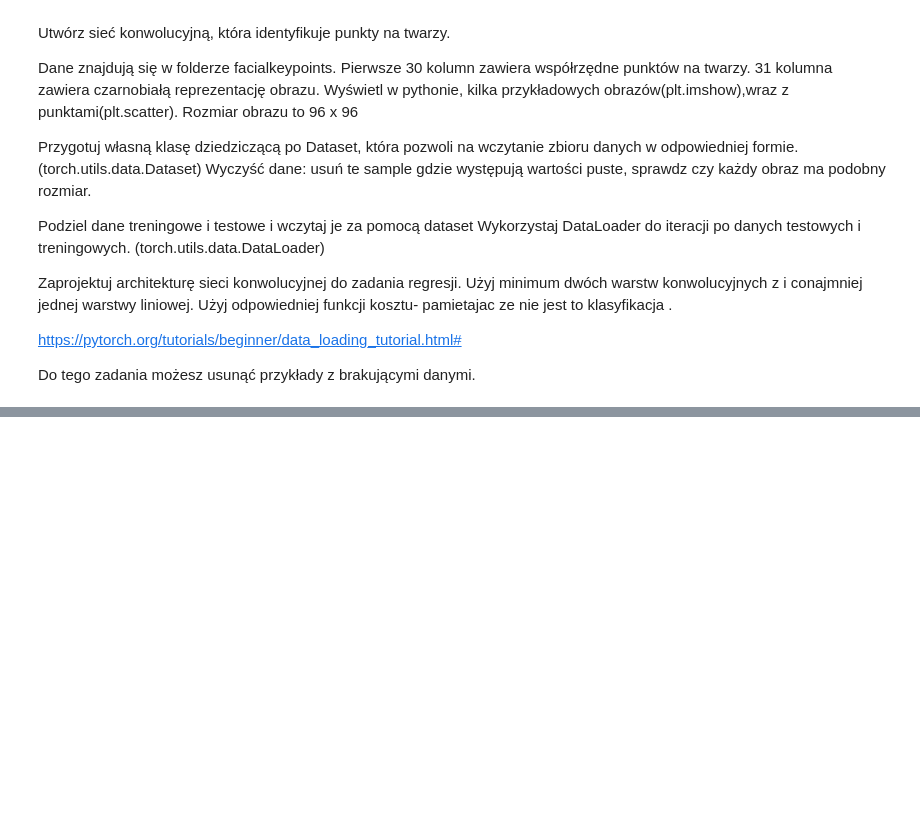
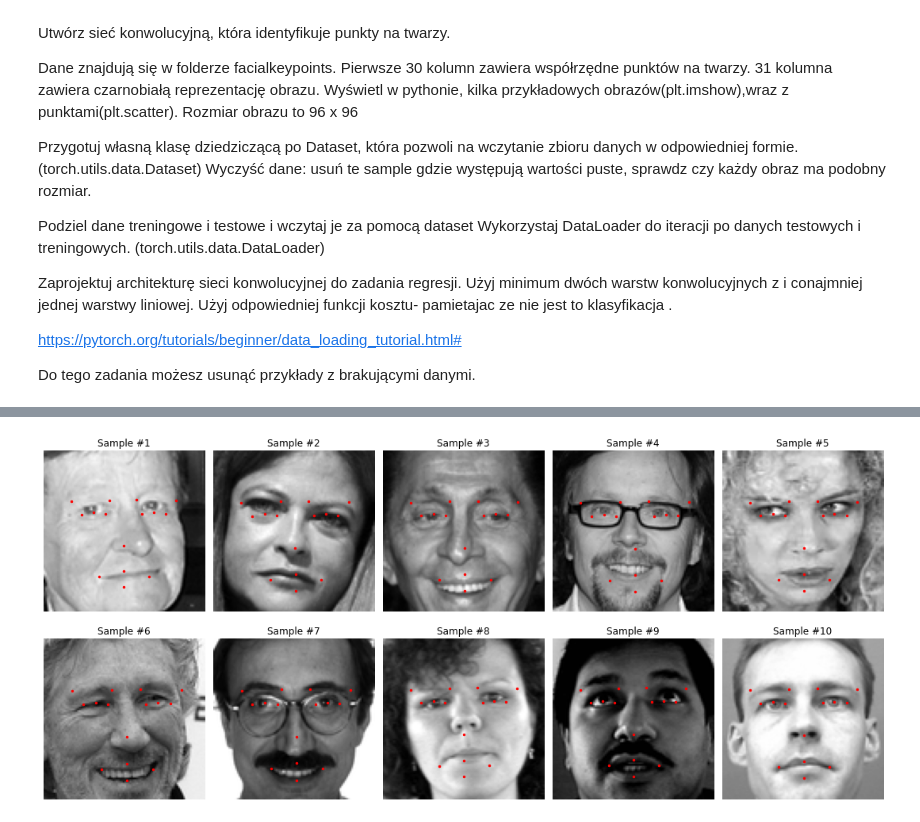
Before and after one commit to tomaszpionka/ds-project, a Jupyter notebook: wum4zaoczne.ipynb, the cells around one changed output, grey strips where cells are left out. Cells and saved outputs as stored; diff of their text form; code cells hidden in the pictures; blank space fills up the shorter version.

```diff
--- a/wum4zaoczne.ipynb
+++ b/wum4zaoczne.ipynb
@@ -217,0 +283,5 @@ Do tego zadania możesz usunąć przykłady z brakującymi danymi.
+# %%
+test_data = test_data.filter(['Image'])
+test_data['ImageId'] = range(1, len(test_data) + 1)
+test_data = test_data[['ImageId', 'Image']]
+test_data.info()
@@ -217,0 +450,7 @@ Do tego zadania możesz usunąć przykłady z brakującymi danymi.
+# %%
+def view_pred_df(columns, test_df, predictions, image_ids=range(1,11)):
+
+    pred_df = pd.DataFrame(predictions, columns=columns)
+    pred_df = pd.concat([pred_df, test_df], axis=1)
+    pred_df = pred_df.set_index('ImageId')
+    show_images(pred_df, image_ids)
@@ -217,0 +510,7 @@ Do tego zadania możesz usunąć przykłady z brakującymi danymi.
+# %%
+model.load_state_dict(torch.load('aug_cnn.pt'))
+columns = train_df.drop('Image', axis=1).columns
+predictions = predict(test_loader, model)
+view_pred_df(columns, test_df, predictions)
+# %% [output]
+[figure, added]
```
Also changed, not shown: parts of 22 cells of this notebook.
